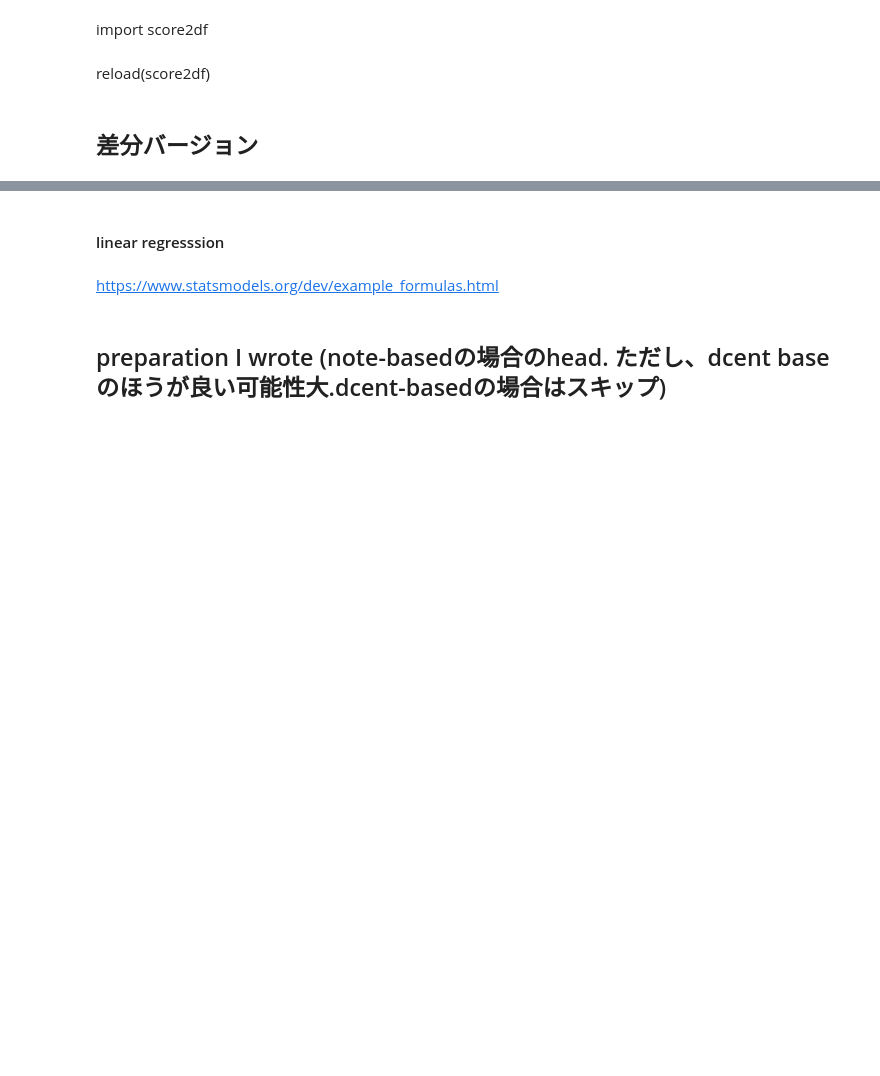
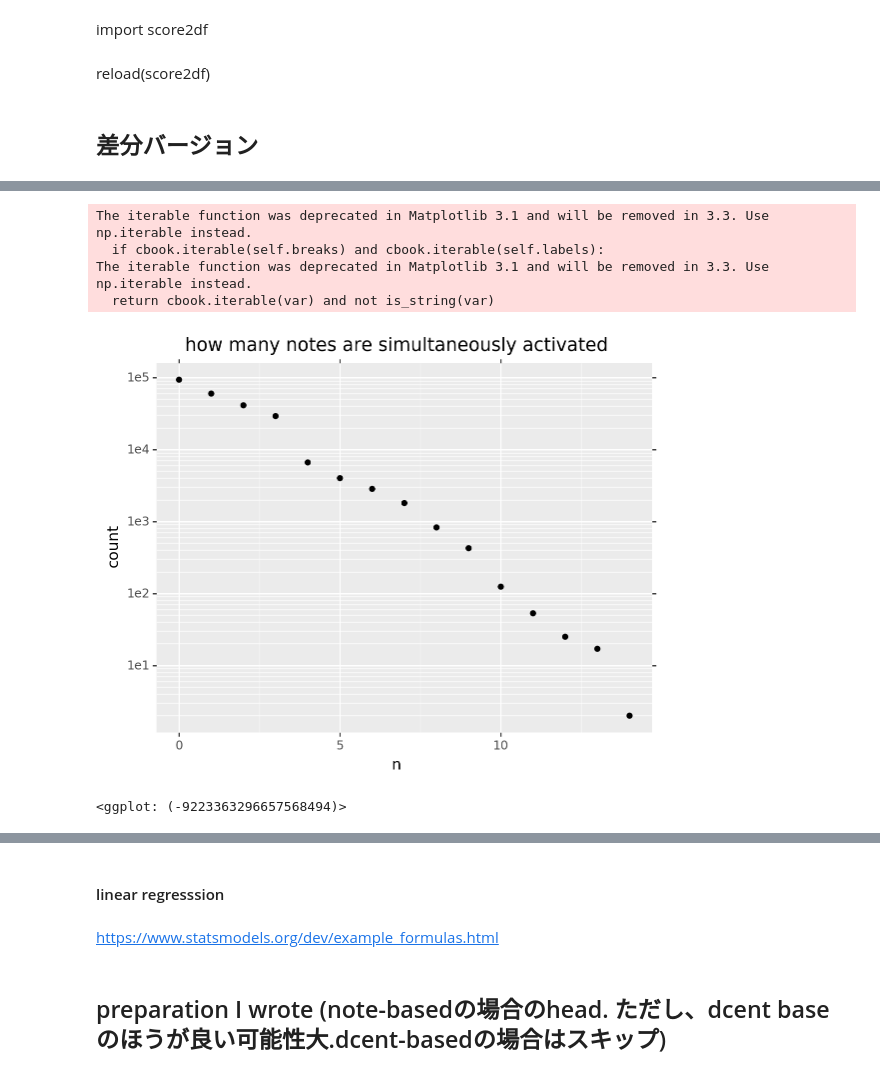
Before and after one commit to unagiinu2k/deepjazz_in_a_file, a Jupyter notebook: rnn_bach.ipynb, the cells around one changed output, grey strips where cells are left out. Cells and saved outputs as stored; diff of their text form; code cells hidden in the pictures; blank space fills up the shorter version.

```diff
--- a/rnn_bach.ipynb
+++ b/rnn_bach.ipynb
@@ -58,7 +70,7 @@ if is_use_preprocessed_df:
     df_scores = pd.read_pickle(pkl_path)
 else:
     for file in glob.glob("chorales/midi/*.mid"):
-        df_score = score2df(file)
+        df_score = score2dataframe(file)
         df_score = add_lags(df_score)
         df_score = df_score.assign(file = file)
         df_scores = df_scores.append(df_score , ignore_index = True )
@@ -72,3 +105,18 @@ df_scores.describe()
 df_stage = df_scores.query('n == 0')
 # %%
 import numpy as np
+# %%
+n2count = list()
+# %%
+for n in set(df_scores.n):
+    n2count.append(df_scores.query('n == {}'.format(n)).shape[0])
+# %%
+ggplot(pd.DataFrame({'n':list(set(df_scores.n)) , 'count': n2count}) , aes(x = 'n' , y = 'count'))  \
+ + geom_point() + scale_y_log10() + ggtitle('how many notes are simultaneously activated')
+# %% [output]
+The iterable function was deprecated in Matplotlib 3.1 and will be removed in 3.3. Use np.iterable instead.
+  if cbook.iterable(self.breaks) and cbook.iterable(self.labels):
+The iterable function was deprecated in Matplotlib 3.1 and will be removed in 3.3. Use np.iterable instead.
+  return cbook.iterable(var) and not is_string(var)
+[figure, added]
+<ggplot: (-9223363296657568494)>
```
Also changed, not shown: parts of 14 cells of this notebook, 3 other files.
